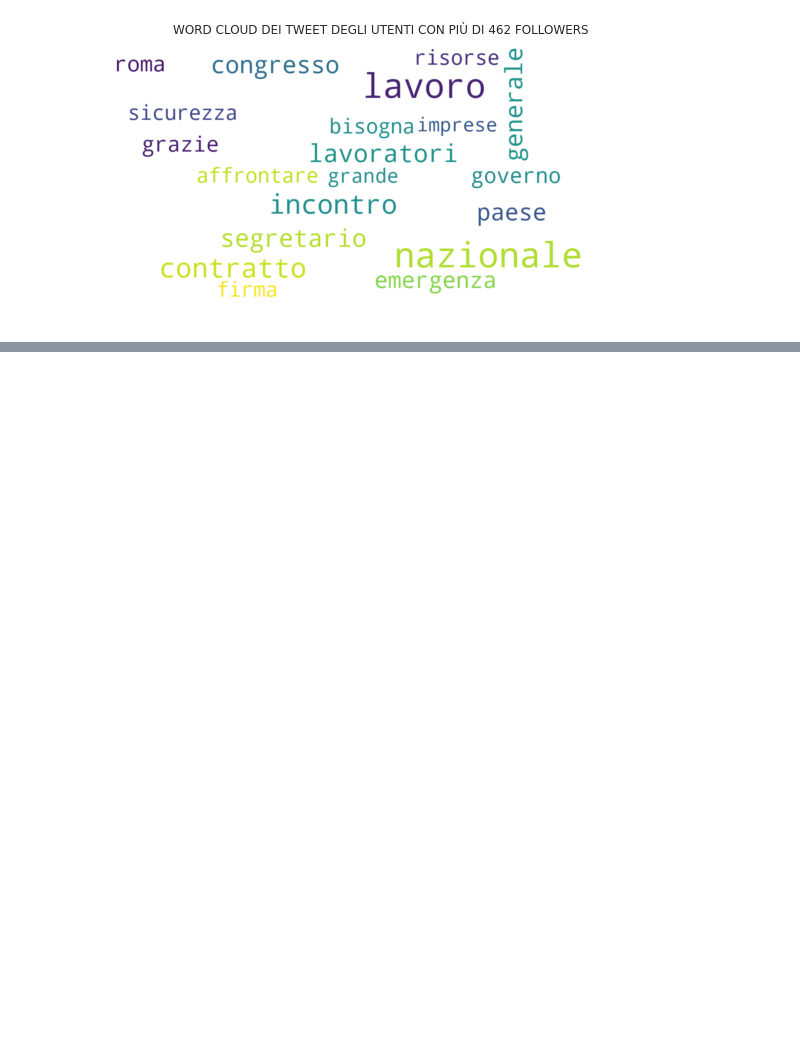
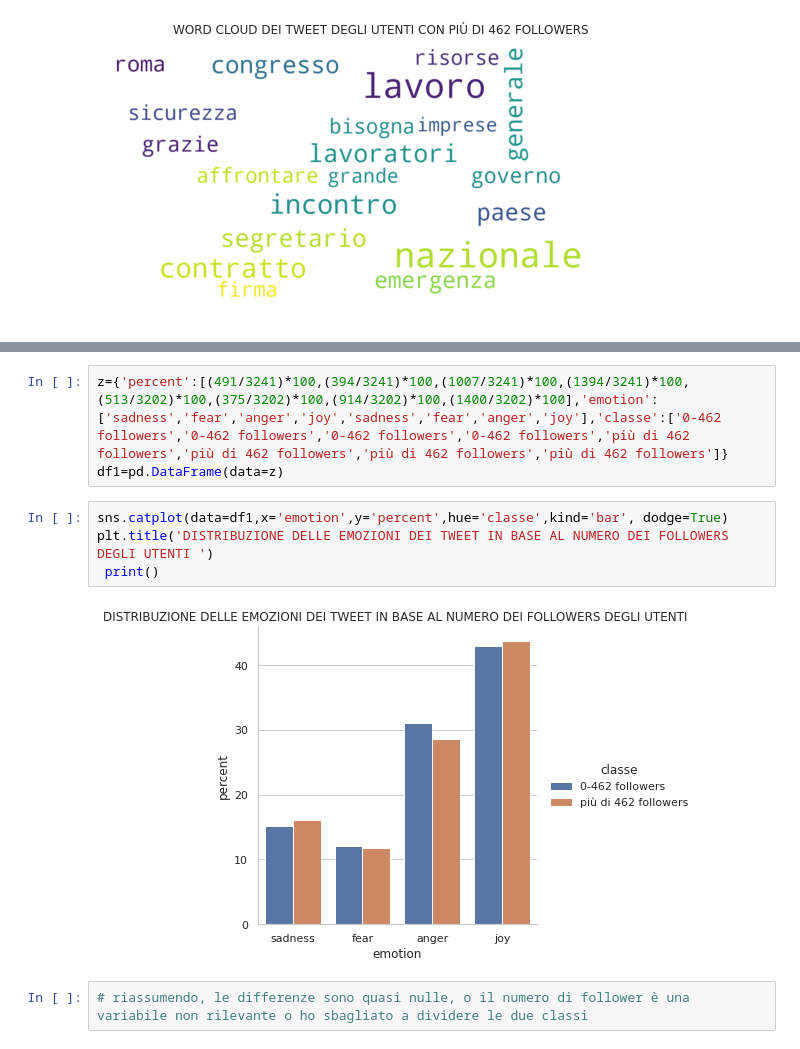
Before and after one commit to paolofesta/prove, a Jupyter notebook: TESI.ipynb, the cells around one changed output, grey strips where cells are left out. Cells and saved outputs as stored; diff of their text form; blank space fills up the shorter version.

```diff
--- a/TESI.ipynb
+++ b/TESI.ipynb
@@ -544,0 +557,11 @@ print()
+# %%
+z={'percent':[(491/3241)*100,(394/3241)*100,(1007/3241)*100,(1394/3241)*100,(513/3202)*100,(375/3202)*100,(914/3202)*100,(1400/3202)*100],'emotion':['sadness','fear','anger','joy','sadness','fear','anger','joy'],'classe':['0-462 followers','0-462 followers','0-462 followers','0-462 followers','più di 462 followers','più di 462 followers','più di 462 followers','più di 462 followers']}
+df1=pd.DataFrame(data=z)
+# %%
+sns.catplot(data=df1,x='emotion',y='percent',hue='classe',kind='bar', dodge=True)
+plt.title('DISTRIBUZIONE DELLE EMOZIONI DEI TWEET IN BASE AL NUMERO DEI FOLLOWERS DEGLI UTENTI ')
+ print()
+# %% [output]
+[figure, added]
+# %%
+# riassumendo, le differenze sono quasi nulle, o il numero di follower è una variabile non rilevante o ho sbagliato a dividere le due classi
```
Also changed, not shown: parts of 5 cells of this notebook.
